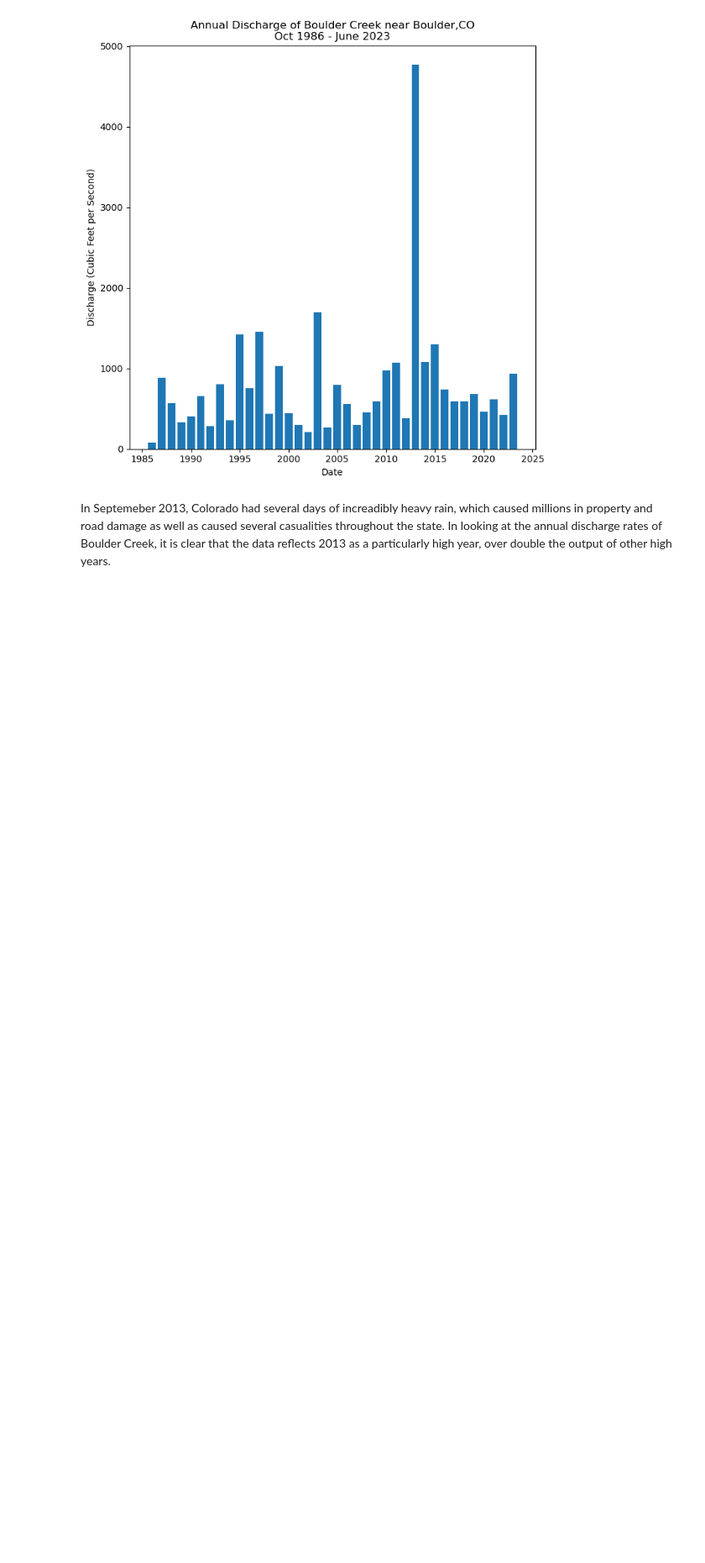
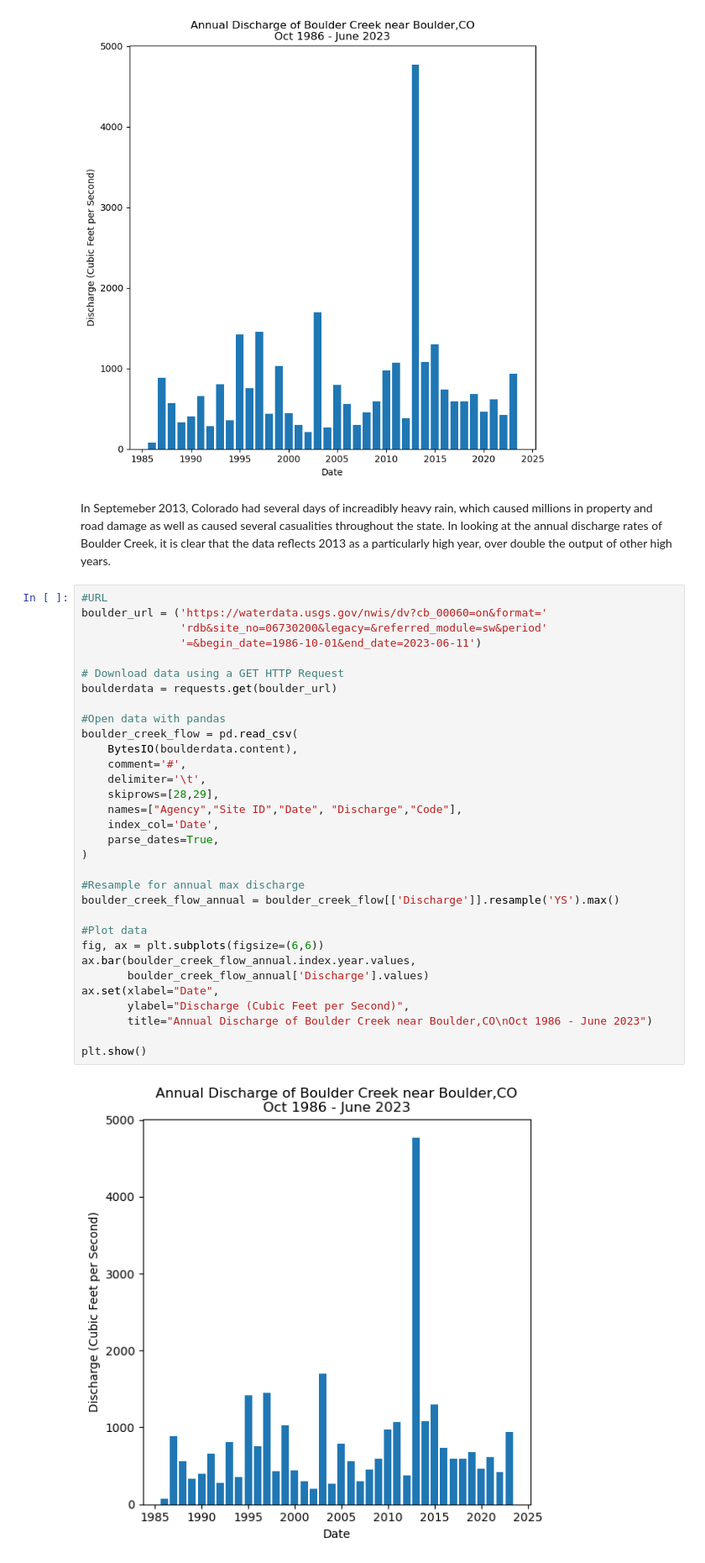
Before and after one commit to ScottNSheldon/time-series-data-ScottNSheldon, a Jupyter notebook: stars-02-time-series.ipynb, the cells around one changed output. Shown at 84% size. Cells and saved outputs as stored; diff of their text form; blank space fills up the shorter version.

```diff
--- a/stars-02-time-series.ipynb
+++ b/stars-02-time-series.ipynb
@@ -918,3 +918,37 @@ plt.show()
 [figure]
 # %% [markdown]
 In Septemeber 2013, Colorado had several days of increadibly heavy rain, which caused millions in property and road damage as well as caused several casualities throughout the state. In looking at the annual discharge rates of Boulder Creek, it is clear that the data reflects 2013 as a particularly high year, over double the output of other high years.
+# %%
+#URL
+boulder_url = ('https://waterdata.usgs.gov/nwis/dv?cb_00060=on&format='
+               'rdb&site_no=06730200&legacy=&referred_module=sw&period'
+               '=&begin_date=1986-10-01&end_date=2023-06-11')
+
+# Download data using a GET HTTP Request
+boulderdata = requests.get(boulder_url)
+
+#Open data with pandas
+boulder_creek_flow = pd.read_csv(
+    BytesIO(boulderdata.content),
+    comment='#',
+    delimiter='\t',
+    skiprows=[28,29],
+    names=["Agency","Site ID","Date", "Discharge","Code"],
+    index_col='Date',
+    parse_dates=True,
+)
+
+#Resample for annual max discharge
+boulder_creek_flow_annual = boulder_creek_flow[['Discharge']].resample('YS').max()
+
+#Plot data
+fig, ax = plt.subplots(figsize=(6,6))
+ax.bar(boulder_creek_flow_annual.index.year.values,
+       boulder_creek_flow_annual['Discharge'].values)
+ax.set(xlabel="Date",
+       ylabel="Discharge (Cubic Feet per Second)",
+       title="Annual Discharge of Boulder Creek near Boulder,CO\nOct 1986 - June 2023")
+
+plt.show()
+# %% [output]
+[figure, added]
```
Also changed, not shown: parts of 1 cell of this notebook.
